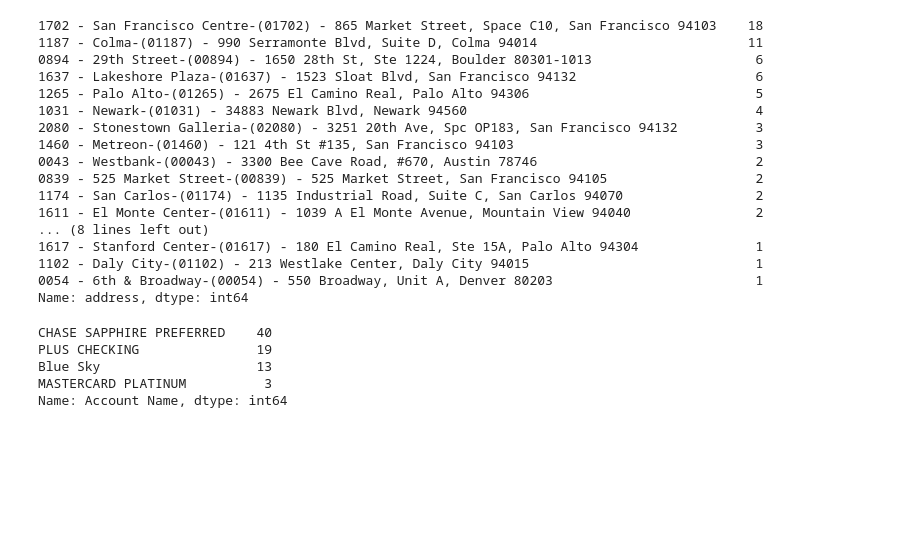
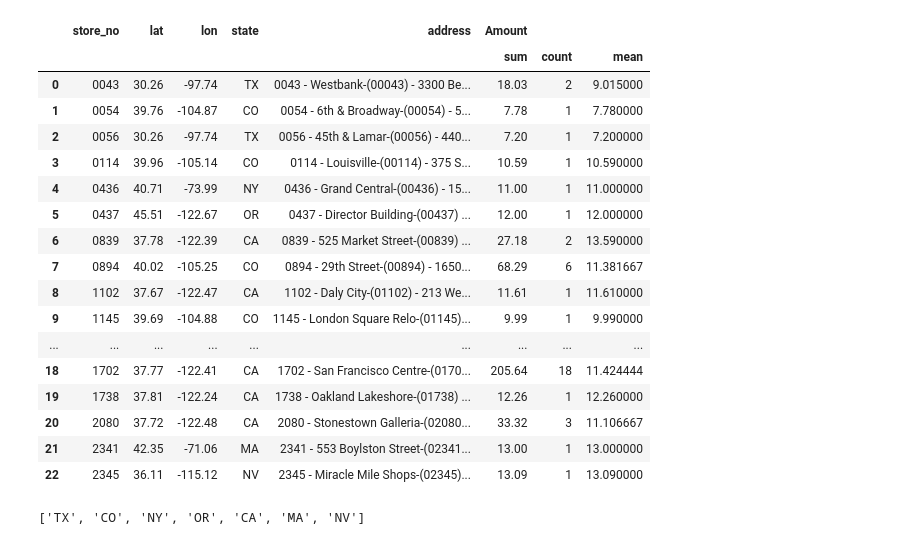
Before and after one commit to t-jayw/chipotme, a Jupyter notebook: chipy3.ipynb, the cells around one changed output. Cells and saved outputs as stored; diff of their text form; code cells hidden in the pictures; blank space fills up the shorter version.

```diff
--- a/chipy3.ipynb
+++ b/chipy3.ipynb
@@ -205,28 +168,23 @@ A local version of https://fonts.googleapis.com/css?family=Raleway:400,300,600 i
-# %%
-ldf.address.value_counts()
-# %% [output]
-1702 - San Francisco Centre-(01702) - 865 Market Street, Space C10, San Francisco 94103    18
-1187 - Colma-(01187) - 990 Serramonte Blvd, Suite D, Colma 94014                           11
-0894 - 29th Street-(00894) - 1650 28th St, Ste 1224, Boulder 80301-1013                     6
-1637 - Lakeshore Plaza-(01637) - 1523 Sloat Blvd, San Francisco 94132                       6
-1265 - Palo Alto-(01265) - 2675 El Camino Real, Palo Alto 94306                             5
-1031 - Newark-(01031) - 34883 Newark Blvd, Newark 94560                                     4
-2080 - Stonestown Galleria-(02080) - 3251 20th Ave, Spc OP183, San Francisco 94132          3
-1460 - Metreon-(01460) - 121 4th St #135, San Francisco 94103                               3
-0043 - Westbank-(00043) - 3300 Bee Cave Road, #670, Austin 78746                            2
-0839 - 525 Market Street-(00839) - 525 Market Street, San Francisco 94105                   2
-1174 - San Carlos-(01174) - 1135 Industrial Road, Suite C, San Carlos 94070                 2
-1611 - El Monte Center-(01611) - 1039 A El Monte Avenue, Mountain View 94040                2
-... (8 lines left out)
-1617 - Stanford Center-(01617) - 180 El Camino Real, Ste 15A, Palo Alto 94304               1
-1102 - Daly City-(01102) - 213 Westlake Center, Daly City 94015                             1
-0054 - 6th & Broadway-(00054) - 550 Broadway, Unit A, Denver 80203                          1
-Name: address, dtype: int64
-# %%
-ldf['Account Name'].value_counts()
-# %% [output]
-CHASE SAPPHIRE PREFERRED    40
-PLUS CHECKING               19
-Blue Sky                    13
-MASTERCARD PLATINUM          3
-Name: Account Name, dtype: int64
+# %%
+df_piv = ldf.groupby(['store_no','lat','lon', 'state', 'address']).agg({'Amount':['sum','count','mean']}).reset_index()
+# %%
+df_piv
+# %% [output]
+|  | store_no | lat | lon | state | address | Amount |  |  |
+|  |  |  |  |  |  | sum | count | mean |
+| 0 | 0043 | 30.26 | -97.74 | TX | 0043 - Westbank-(00043) - 3300 Be... | 18.03 | 2 | 9.015000 |
+| 1 | 0054 | 39.76 | -104.87 | CO | 0054 - 6th & Broadway-(00054) - 5... | 7.78 | 1 | 7.780000 |
+| 2 | 0056 | 30.26 | -97.74 | TX | 0056 - 45th & Lamar-(00056) - 440... | 7.20 | 1 | 7.200000 |
+| 3 | 0114 | 39.96 | -105.14 | CO | 0114 - Louisville-(00114) - 375 S... | 10.59 | 1 | 10.590000 |
+| 4 | 0436 | 40.71 | -73.99 | NY | 0436 - Grand Central-(00436) - 15... | 11.00 | 1 | 11.000000 |
+| 5 | 0437 | 45.51 | -122.67 | OR | 0437 - Director Building-(00437) ... | 12.00 | 1 | 12.000000 |
+| 6 | 0839 | 37.78 | -122.39 | CA | 0839 - 525 Market Street-(00839) ... | 27.18 | 2 | 13.590000 |
+| 7 | 0894 | 40.02 | -105.25 | CO | 0894 - 29th Street-(00894) - 1650... | 68.29 | 6 | 11.381667 |
+| 8 | 1102 | 37.67 | -122.47 | CA | 1102 - Daly City-(01102) - 213 We... | 11.61 | 1 | 11.610000 |
+| 9 | 1145 | 39.69 | -104.88 | CO | 1145 - London Square Relo-(01145)... | 9.99 | 1 | 9.990000 |
+| ... | ... | ... | ... | ... | ... | ... | ... | ... |
+| 18 | 1702 | 37.77 | -122.41 | CA | 1702 - San Francisco Centre-(0170... | 205.64 | 18 | 11.424444 |
+| 19 | 1738 | 37.81 | -122.24 | CA | 1738 - Oakland Lakeshore-(01738) ... | 12.26 | 1 | 12.260000 |
+| 20 | 2080 | 37.72 | -122.48 | CA | 2080 - Stonestown Galleria-(02080... | 33.32 | 3 | 11.106667 |
+| 21 | 2341 | 42.35 | -71.06 | MA | 2341 - 553 Boylston Street-(02341... | 13.00 | 1 | 13.000000 |
+| 22 | 2345 | 36.11 | -115.12 | NV | 2345 - Miracle Mile Shops-(02345)... | 13.09 | 1 | 13.090000 |
@@ -232,0 +197,4 @@ Name: Account Name, dtype: int64
+# %%
+list(df_piv.state.unique())
+# %% [output]
+['TX', 'CO', 'NY', 'OR', 'CA', 'MA', 'NV']
```
Also changed, not shown: parts of 19 cells of this notebook, 4 other files.
